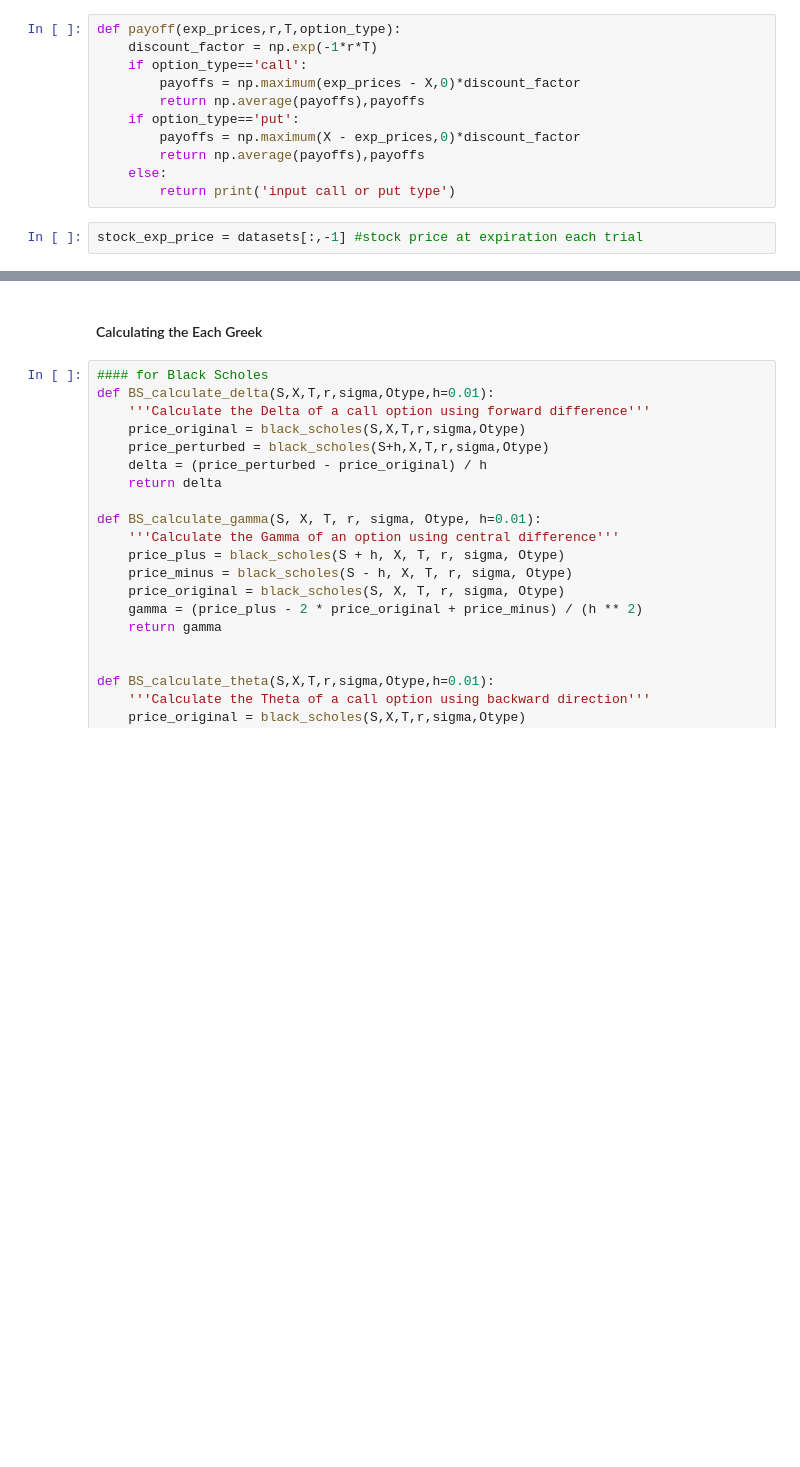
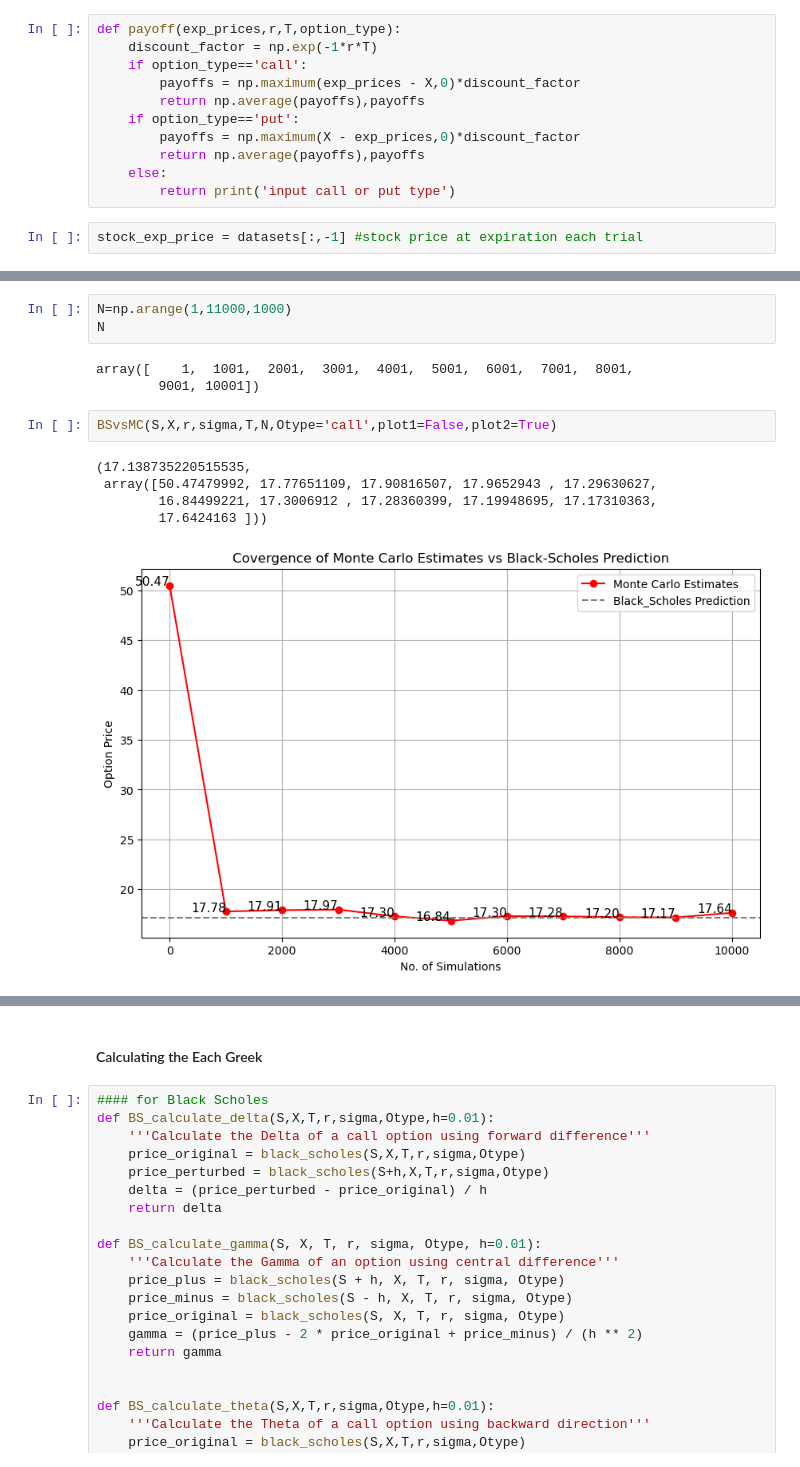
Before and after one commit to LilacOrchid/BlackScholesMonteCarlo, a Jupyter notebook: Black Scholes.ipynb, the cells around one changed output, grey strips where cells are left out. Drawn from its saved outputs; the diff is of its cells as text; blank space fills up the shorter version.

```diff
--- a/Black Scholes.ipynb
+++ b/Black Scholes.ipynb
@@ -258,3 +308,17 @@ payoff(stock_exp_price,r,T,'call')[0]
+# %%
+N=np.arange(1,11000,1000)
+N
+# %% [output]
+array([    1,  1001,  2001,  3001,  4001,  5001,  6001,  7001,  8001,
+        9001, 10001])
+# %%
+BSvsMC(S,X,r,sigma,T,N,Otype='call',plot1=False,plot2=True)
+# %% [output]
+(17.138735220515535,
+ array([50.47479992, 17.77651109, 17.90816507, 17.9652943 , 17.29630627,
+        16.84499221, 17.3006912 , 17.28360399, 17.19948695, 17.17310363,
+        17.6424163 ]))
+[figure, added]
 # %% [markdown]
 ### Sensitivity Analysis - Greeks
 The greeks are  financial measures of the sensitivity of an option's price to its underlying determining parameters like the price of the asset,time,volatility etc
```
Also changed, not shown: parts of 15 cells of this notebook.
